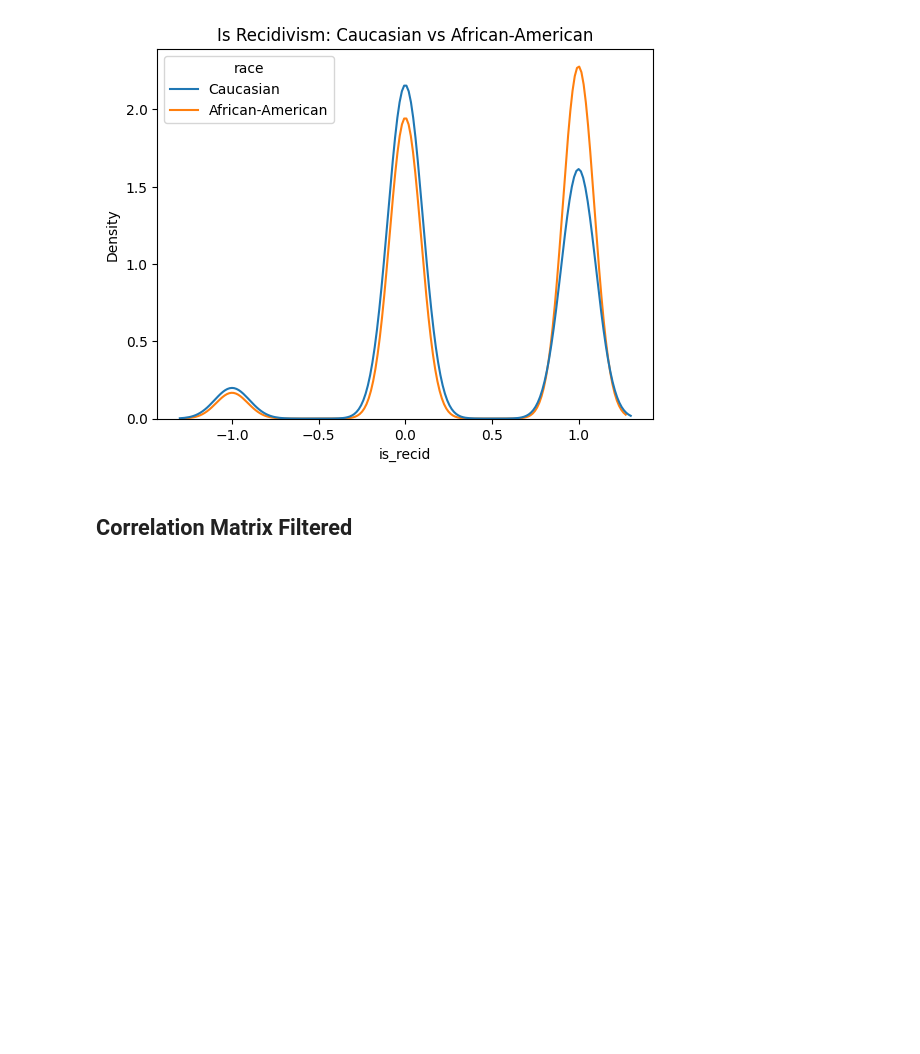
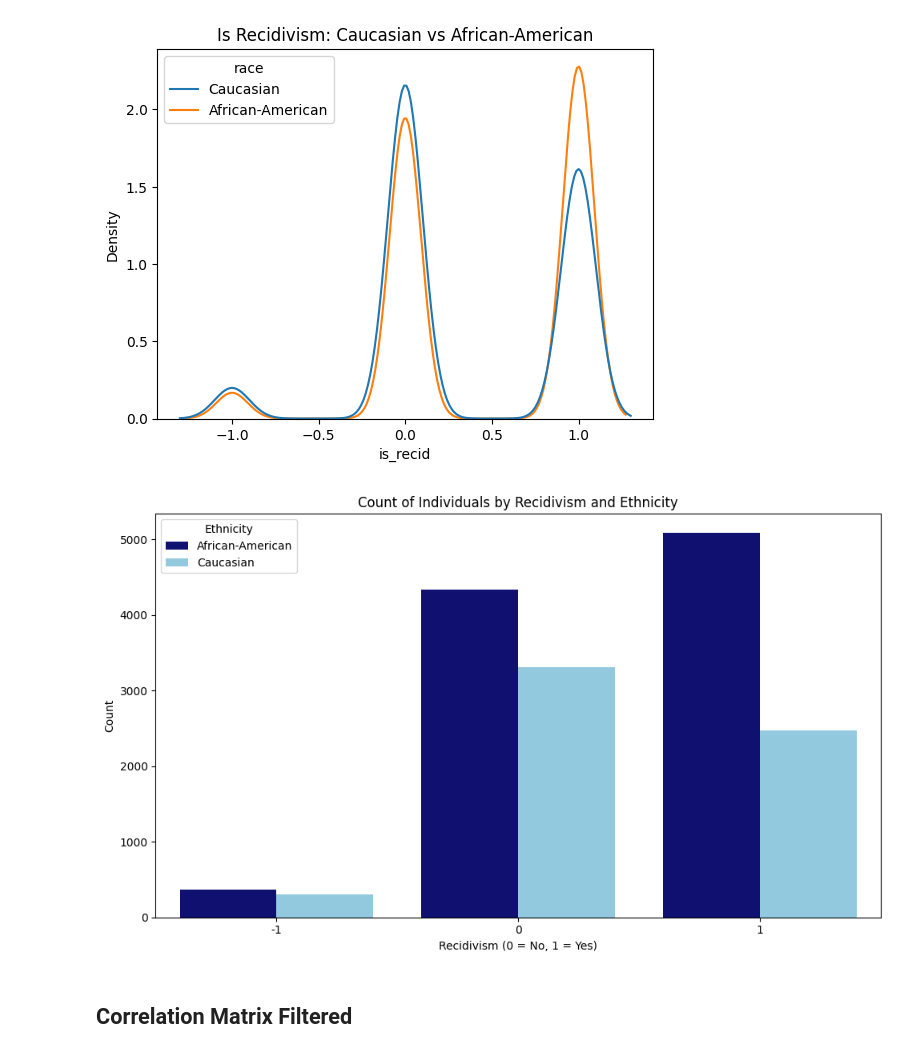
Before and after one commit to gusanitor8/ResponsibleAi-Proyecto1, a Jupyter notebook: eda.ipynb, the cells around one changed output. Cells and saved outputs as stored; diff of their text form; code cells hidden in the pictures; blank space fills up the shorter version.

```diff
--- a/eda.ipynb
+++ b/eda.ipynb
@@ -358,6 +371,32 @@ plt.title("Is Recidivism: Caucasian vs African-American")
 plt.show()
 # %% [output]
 [figure]
+# %%
+# Filter the DataFrame to include only the specified ethnicities
+df_filtered = df2[df2['race'].isin(['African-American', 'Caucasian'])].copy()
+
+# Calculate the counts by grouping by is_recid and race
+grouped_counts = df_filtered.groupby(['is_recid', 'race']).size().reset_index(name='count')
+
+# Set a color palette for the plot
+colors = {'African-American': 'navy', 'Caucasian': 'skyblue'}
+
+# Create the grouped bar plot
+plt.figure(figsize=(10, 6))
+sns.barplot(data=grouped_counts, x='is_recid', y='count', hue='race', palette=colors)
+
+# Set titles and labels for clarity
+plt.title('Count of Individuals by Recidivism and Ethnicity')
+plt.xlabel('Recidivism (0 = No, 1 = Yes)')
+plt.ylabel('Count')
+
+# Add a legend
+plt.legend(title='Ethnicity')
+
+# Ensure the plot layout is tight
+plt.tight_layout()
+# %% [output]
+[figure, added]
 # %% [markdown]
 ## Correlation Matrix Filtered
 # %%
```
Also changed, not shown: parts of 1 cell of this notebook.
